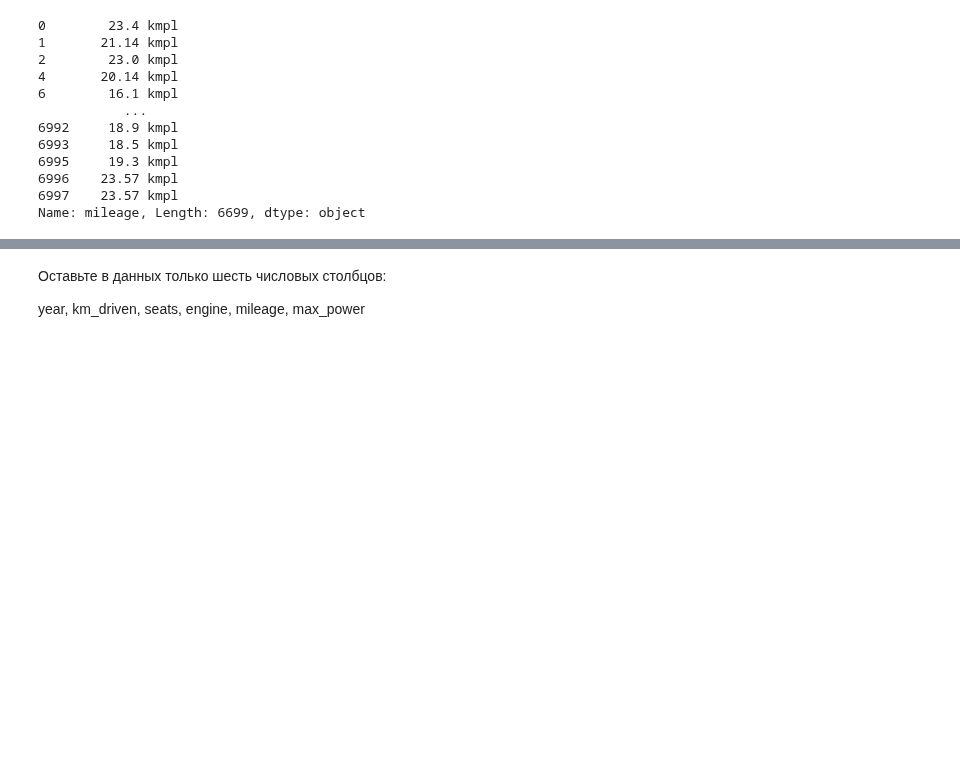
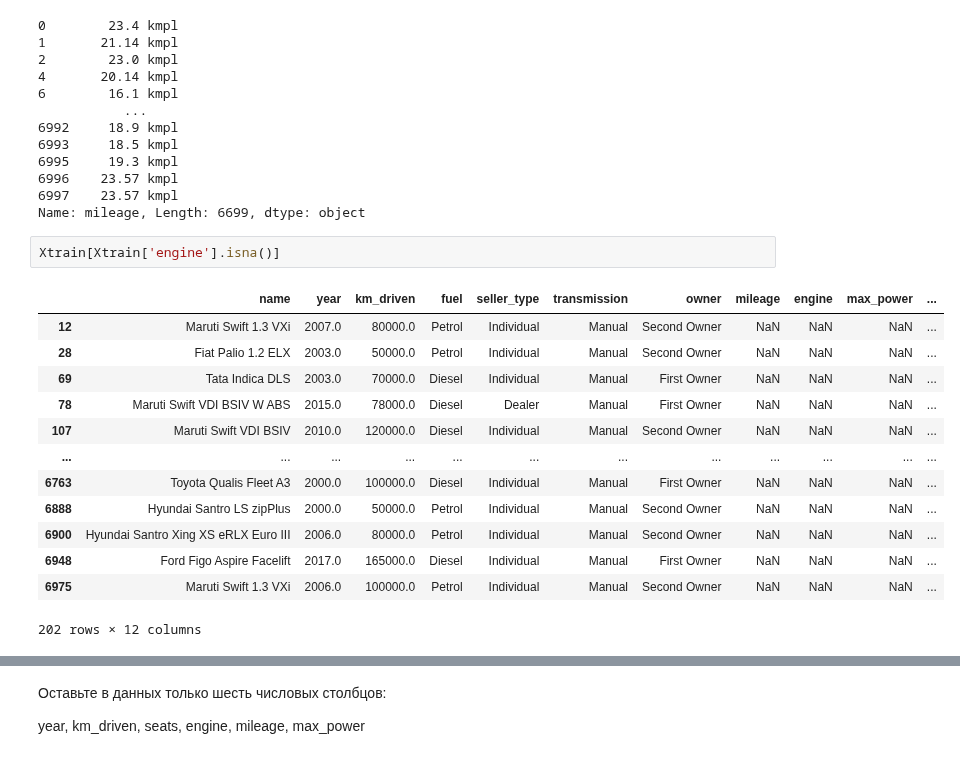
Before and after one commit to IgorKolotushkin/machine_learning_ds, a Jupyter notebook: hw8/Практическая работа. Деревья решений и случайный лес.ipynb, the cells around one changed output, grey strips where cells are left out. Drawn from its saved outputs; the diff is of its cells as text; blank space fills up the shorter version.

```diff
--- a/hw8/Практическая работа. Деревья решений и случайный лес.ipynb
+++ b/hw8/Практическая работа. Деревья решений и случайный лес.ipynb
@@ -178,5 +178,21 @@ Xtrain['mileage']
 6996    23.57 kmpl
 6997    23.57 kmpl
 Name: mileage, Length: 6699, dtype: object
+# %%
+Xtrain[Xtrain['engine'].isna()]
+# %% [output]
+|  | name | year | km_driven | fuel | seller_type | transmission | owner | mileage | engine | max_power | ... |
+| 12 | Maruti Swift 1.3 VXi | 2007.0 | 80000.0 | Petrol | Individual | Manual | Second Owner | NaN | NaN | NaN | ... |
+| 28 | Fiat Palio 1.2 ELX | 2003.0 | 50000.0 | Petrol | Individual | Manual | Second Owner | NaN | NaN | NaN | ... |
+| 69 | Tata Indica DLS | 2003.0 | 70000.0 | Diesel | Individual | Manual | First Owner | NaN | NaN | NaN | ... |
+| 78 | Maruti Swift VDI BSIV W ABS | 2015.0 | 78000.0 | Diesel | Dealer | Manual | First Owner | NaN | NaN | NaN | ... |
+| 107 | Maruti Swift VDI BSIV | 2010.0 | 120000.0 | Diesel | Individual | Manual | Second Owner | NaN | NaN | NaN | ... |
+| ... | ... | ... | ... | ... | ... | ... | ... | ... | ... | ... | ... |
+| 6763 | Toyota Qualis Fleet A3 | 2000.0 | 100000.0 | Diesel | Individual | Manual | First Owner | NaN | NaN | NaN | ... |
+| 6888 | Hyundai Santro LS zipPlus | 2000.0 | 50000.0 | Petrol | Individual | Manual | Second Owner | NaN | NaN | NaN | ... |
+| 6900 | Hyundai Santro Xing XS eRLX Euro III | 2006.0 | 80000.0 | Petrol | Individual | Manual | Second Owner | NaN | NaN | NaN | ... |
+| 6948 | Ford Figo Aspire Facelift | 2017.0 | 165000.0 | Diesel | Individual | Manual | First Owner | NaN | NaN | NaN | ... |
+| 6975 | Maruti Swift 1.3 VXi | 2006.0 | 100000.0 | Petrol | Individual | Manual | Second Owner | NaN | NaN | NaN | ... |
+202 rows × 12 columns
 # %%
 Xtrain['mileage'] = Xtrain['mileage'].apply(lambda x: float(str(x).split(' ')[0]))
```
Also changed, not shown: parts of 22 cells of this notebook.
